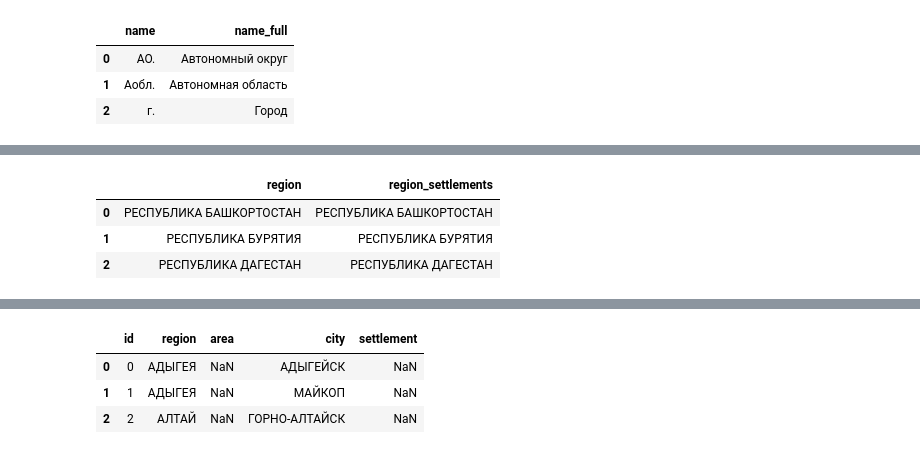
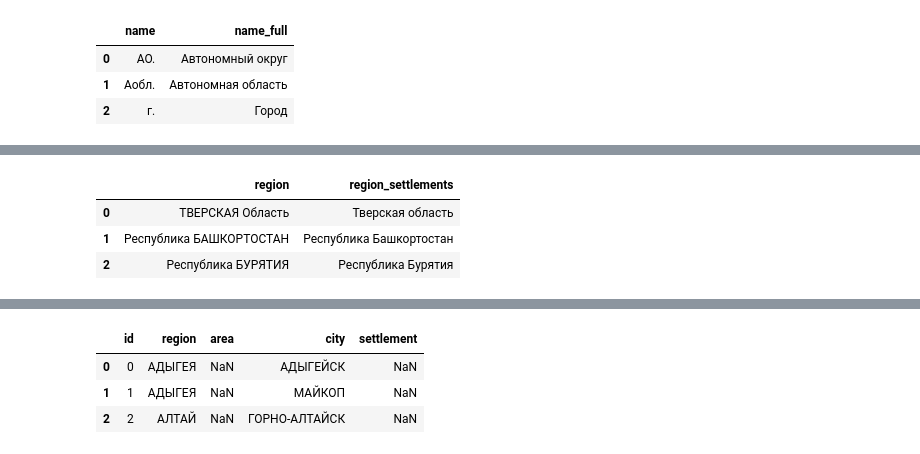
Before and after one commit to PavelSyomin/ru-smb-companies, a Jupyter notebook: Post Processing.ipynb, the cells around one changed output, grey strips where cells are left out. Saved outputs shown, nothing was run; the diff lists cells and outputs as text; code cells hidden in the pictures.

```diff
--- a/Post Processing.ipynb
+++ b/Post Processing.ipynb
@@ -22,3 +17,9 @@ rsmp = rsmp.reset_index(names="id")
+# %%
+cities = pd.concat((cities_base, cities_additional))
+cities.reset_index(drop=True)
+cities["id"] = range(0, cities.shape[0])
+
+rsmp["id"] = range(0, rsmp.shape[0])
 # %%
 socr_full_to_full = socr[["name_full", "name_full"]]
 socr_full_to_full.columns = ("name", "name_full")
@@ -41,7 +42,7 @@ socr_without_dot.head(3)
 abbr_to_full = pd.concat(
     (socr[["name", "name_full"]], socr_full_to_full, socr_without_dot)
 )
-abbr_to_full = abbr_to_full.apply(lambda x: x.str.upper())
+abbr_to_full["name"] = abbr_to_full["name"].str.upper()
 abbr_to_full.drop_duplicates("name", inplace=True)
 abbr_to_full.head(10)
 # %% [output]
@@ -97,7 +98,7 @@ def join_name_and_type(name, type_):
         return np.nan
 
     prepend_types = (
-        "ГОРОД", "РЕСПУБЛИКА", "ПОСЕЛОК", "ПОСЕЛОК ГОРОДСКОГО ТИПА", "РАБОЧИЙ ПОСЕЛОК"
+        "Город", "Республика", "Поселок", "Поселок городского типа", "Рабочий поселок"
     )
     prepend = type_ in prepend_types
     if prepend:
@@ -150,7 +151,7 @@ unique_regions_in_cities = cities["region"].dropna().unique()
 region_names_to_cities = pd.DataFrame({
     "region_name": unique_region_names,
     "region_cities": [
-        process.extractOne(region_name, unique_regions_in_cities)[0].upper()
+        process.extractOne(region_name, unique_regions_in_cities)[0]
         for region_name in unique_region_names
     ]
 })
@@ -163,23 +164,23 @@ region_names_to_cities.head(3)
 # %%
 unique_regions = addresses["region"].dropna().unique()
 unique_regions_in_settlements = settlements["region"].dropna().unique()
 regions_to_settlements = pd.DataFrame({
     "region": unique_regions,
     "region_settlements": [
         process.extractOne(
             region_name,
             unique_regions_in_settlements,
             scorer=fuzz.token_set_ratio
-        )[0].upper()
+        )[0]
         for region_name in unique_regions
     ]
 })
 regions_to_settlements.head(3)
 # %% [output]
 |  | region | region_settlements |
-| 0 | РЕСПУБЛИКА БАШКОРТОСТАН | РЕСПУБЛИКА БАШКОРТОСТАН |
-| 1 | РЕСПУБЛИКА БУРЯТИЯ | РЕСПУБЛИКА БУРЯТИЯ |
-| 2 | РЕСПУБЛИКА ДАГЕСТАН | РЕСПУБЛИКА ДАГЕСТАН |
+| 0 | ТВЕРСКАЯ Область | Тверская область |
+| 1 | Республика БАШКОРТОСТАН | Республика Башкортостан |
+| 2 | Республика БУРЯТИЯ | Республика Бурятия |
 # %%
 addresses = addresses.merge(region_names_to_cities, how="left", on="region_name")
 addresses = addresses.merge(regions_to_settlements, how="left", on="region")
```
Also changed, not shown: parts of 109 cells of this notebook, 2 other files.
